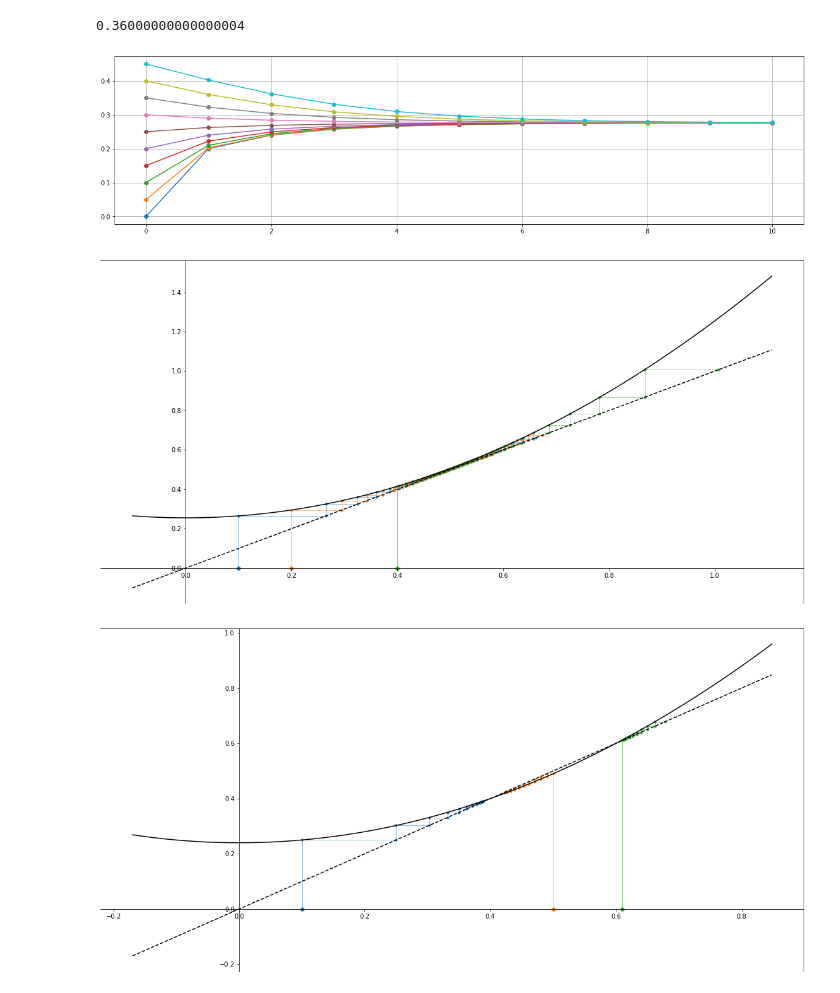
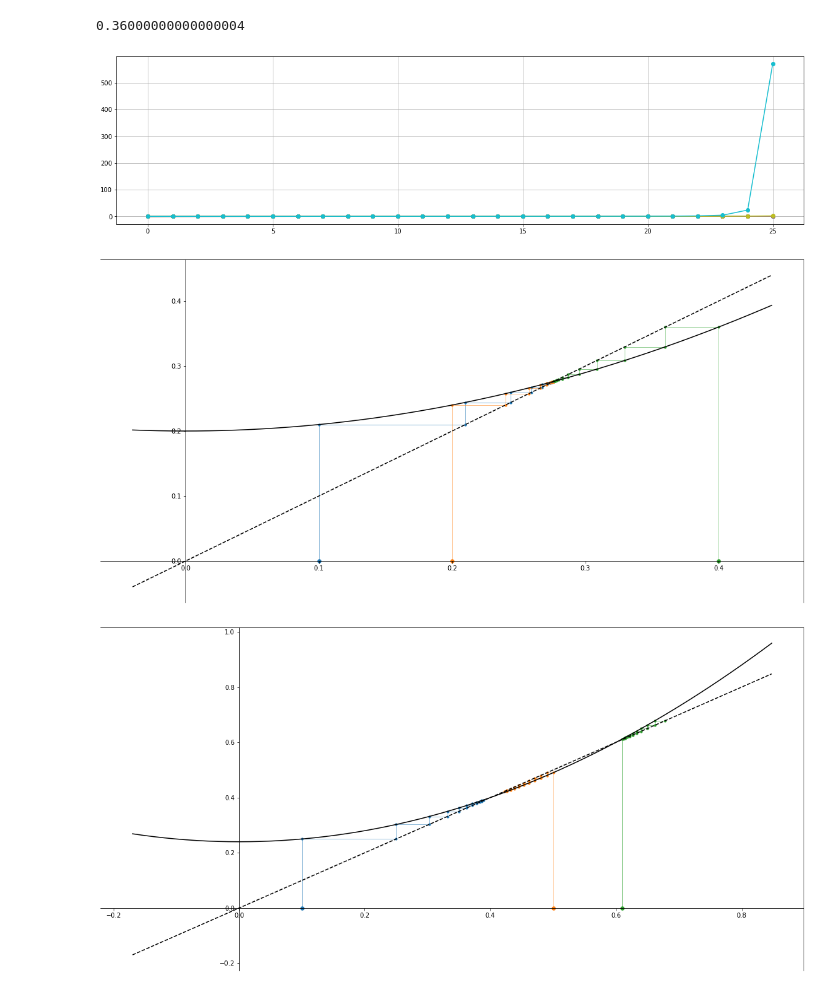
Before and after one commit to meguia/DNL_unq, a Jupyter notebook: DNL_Mapas_parte2.ipynb, the cells around one changed output. Cells and saved outputs as stored; diff of their text form; code cells hidden in the pictures.

```diff
--- a/DNL_Mapas_parte2.ipynb
+++ b/DNL_Mapas_parte2.ipynb
@@ -131,14 +158,14 @@ f2c(0.4,0.2)
 # %%
 # map_plot me permite pasar una funcion con parametros y agregar el parametro al final
 
-map_plot(f2c,[0.05*n for n in range(10)], 10,0.2)
+map_plot(f2c,[0.05*n for n in range(10)], 25,0.26)
 # %% [output]
-[figure, old version]
+[figure, new version]
 # %%
 # sin puntos fijos
-cobweb(f2c,[0.1,0.2,0.4],35,0.255,fscale=1.1)
+cobweb(f2c,[0.1,0.2,0.4],35,0.2,fscale=1.1)
 # %% [output]
-[figure, old version]
+[figure, new version]
 # %%
 # dos puntos fijos
 cobweb(f2c,[0.1,0.5,0.61],10,0.24)
```
Also changed, not shown: parts of 15 cells of this notebook, 3 other files.
